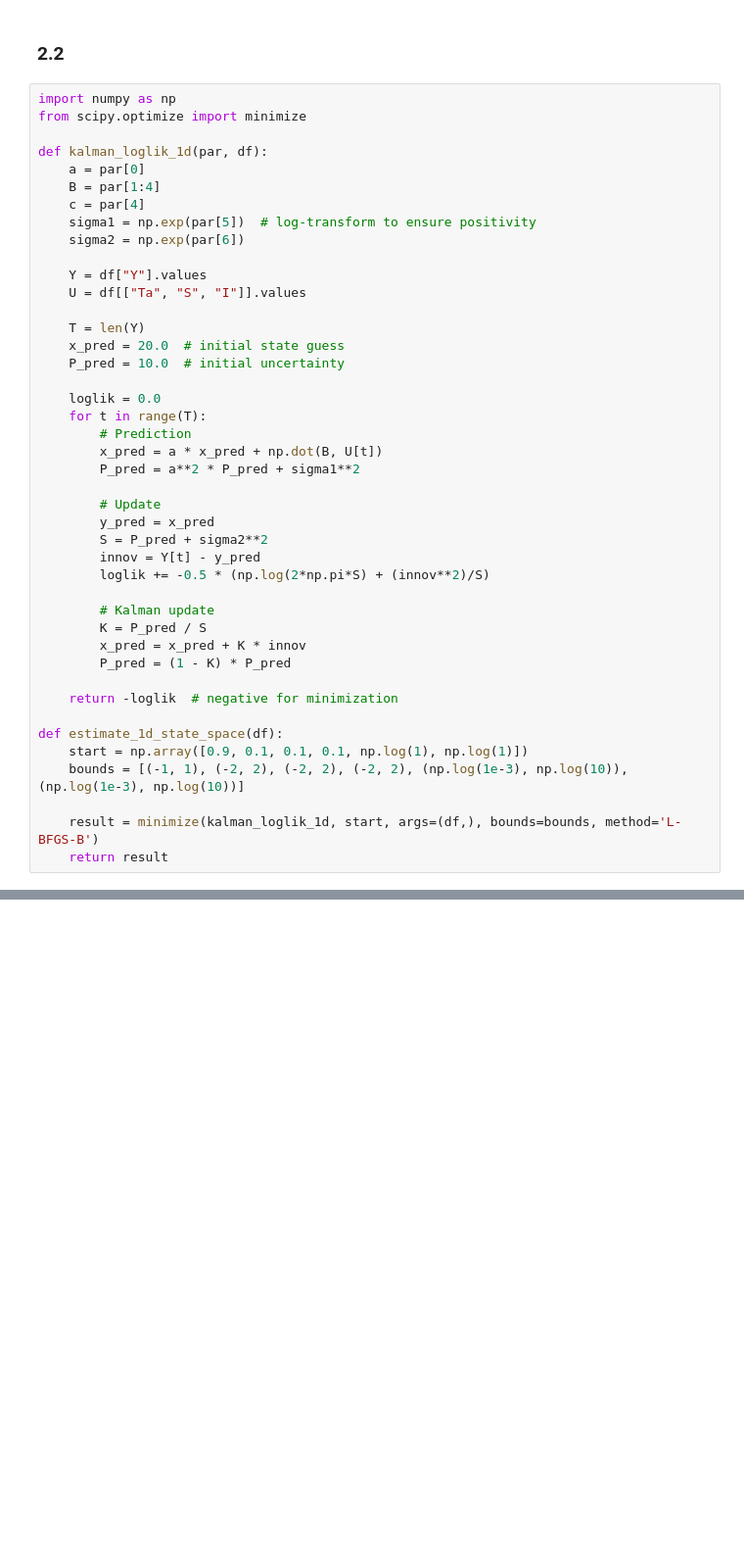
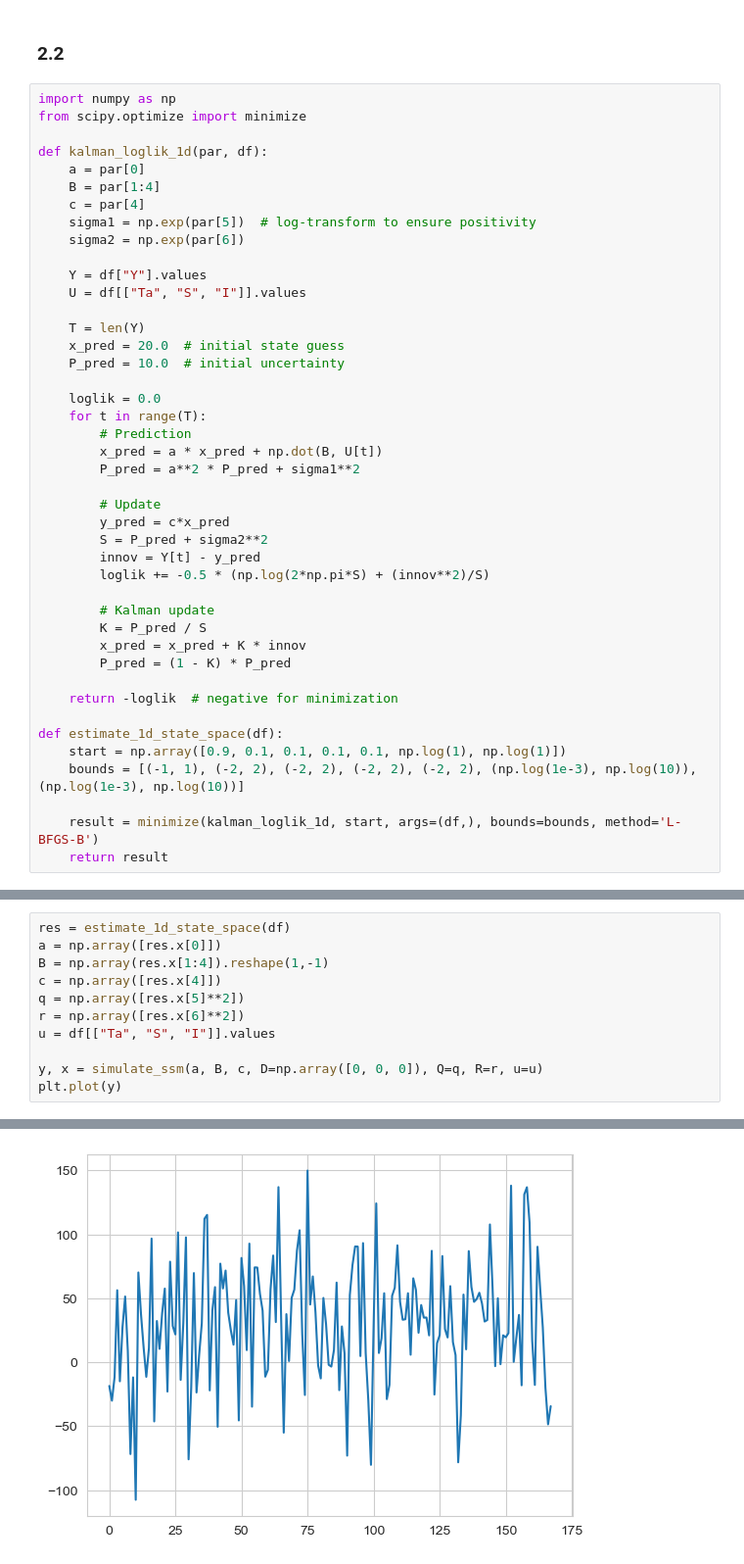
Before and after one commit to JeppeKlitgaard/DTU-02613-TimeSeries, a Jupyter notebook: Assignment4/Yunis/part2.ipynb, the cells around one changed output, grey strips where cells are left out. Shown at 98% size. Cells and saved outputs as stored; diff of their text form; blank space fills up the shorter version.

```diff
--- a/Assignment4/Yunis/part2.ipynb
+++ b/Assignment4/Yunis/part2.ipynb
@@ -90,7 +90,7 @@ def kalman_loglik_1d(par, df):
         P_pred = a**2 * P_pred + sigma1**2
 
         # Update
-        y_pred = x_pred
+        y_pred = c*x_pred
         S = P_pred + sigma2**2
         innov = Y[t] - y_pred
         loglik += -0.5 * (np.log(2*np.pi*S) + (innov**2)/S)
@@ -103,8 +103,8 @@ def kalman_loglik_1d(par, df):
     return -loglik  # negative for minimization
 
 def estimate_1d_state_space(df):
-    start = np.array([0.9, 0.1, 0.1, 0.1, np.log(1), np.log(1)])
-    bounds = [(-1, 1), (-2, 2), (-2, 2), (-2, 2), (np.log(1e-3), np.log(10)), (np.log(1e-3), np.log(10))]
+    start = np.array([0.9, 0.1, 0.1, 0.1, 0.1, np.log(1), np.log(1)])
+    bounds = [(-1, 1), (-2, 2), (-2, 2), (-2, 2), (-2, 2), (np.log(1e-3), np.log(10)), (np.log(1e-3), np.log(10))]
 
     result = minimize(kalman_loglik_1d, start, args=(df,), bounds=bounds, method='L-BFGS-B')
     return result
@@ -110,0 +165,12 @@ def estimate_1d_state_space(df):
+# %%
+res = estimate_1d_state_space(df)
+a = np.array([res.x[0]])
+B = np.array(res.x[1:4]).reshape(1,-1)
+c = np.array([res.x[4]])
+q = np.array([res.x[5]**2])
+r = np.array([res.x[6]**2])
+u = df[["Ta", "S", "I"]].values
+
+y, x = simulate_ssm(a, B, c, D=np.array([0, 0, 0]), Q=q, R=r, u=u)
+plt.plot(y)
+# %% [output]
@@ -110,0 +178 @@ def estimate_1d_state_space(df):
+[figure, added]
```
Also changed, not shown: parts of 12 cells of this notebook.
